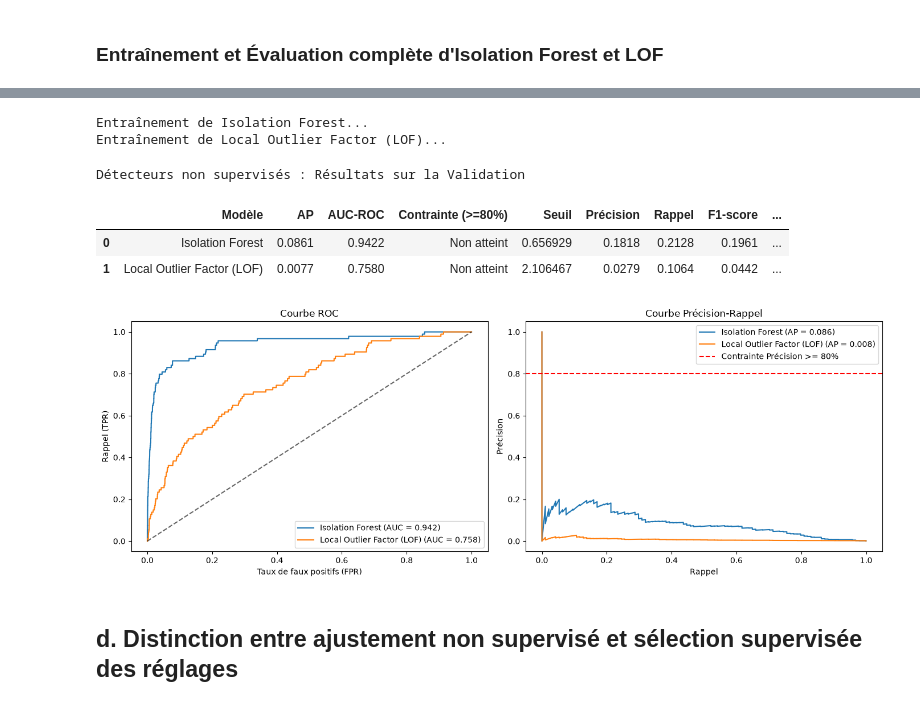
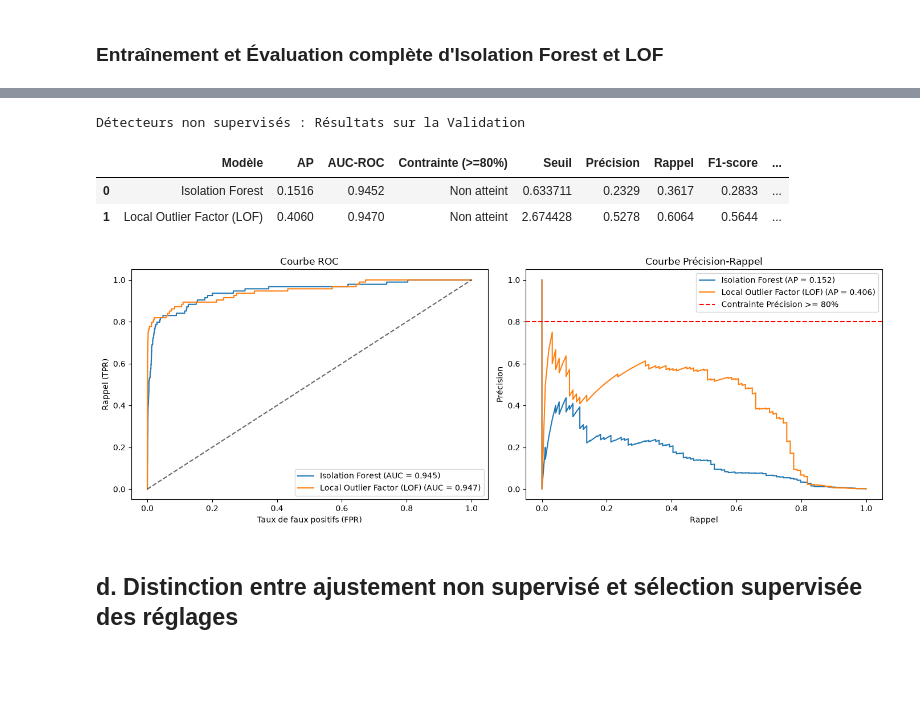
Before and after one commit to HananeDjouadi/TP-Anomalie-ML, a Jupyter notebook: notebook/partie2et3_fraudes.ipynb, the cells around one changed output, grey strips where cells are left out. Saved outputs shown, nothing was run; the diff lists cells and outputs as text; code cells hidden in the pictures; blank space fills up the shorter version.

```diff
--- a/notebook/partie2et3_fraudes.ipynb
+++ b/notebook/partie2et3_fraudes.ipynb
@@ -368,53 +386,28 @@ Effectif utilisé pour l'entraînement de LOF : 30000 transactions.
-# %%
-# 3. Entraînement (SANS étiquettes) et calcul des scores sur la Validation
-for nom, clf in detecteurs.items():
-  print(f"Entraînement de {nom}...")
-
-  if "LOF" in nom:
-    clf.fit(X_train_sub)  # Entraînement sur le sous-échantillon
-  else:
-    clf.fit(X_train_s)  # Entraînement sur tout le Train
-
-  # HARMONISATION DES SCORES : on inverse le signe
-  # Plus le score est grand, plus la transaction est anormale
-  scores_val = -clf.score_samples(X_val_s)
-  scores_non_sup_dict[nom] = scores_val
-
-  # Évaluation complète au seuil optimal (règle imposée : Précision >= 80%)
-  res = utils_credit.trouver_meilleur_seuil(
-      y_val, scores_val, min_precision=0.80
-  )
-  res["Modèle"] = nom
-  resultats_non_sup.append(res)
-# %% [output]
-Entraînement de Isolation Forest...
-Entraînement de Local Outlier Factor (LOF)...
 # %%
-# 4. Tableau récapitulatif
-df_eval_non_sup = pd.DataFrame(resultats_non_sup)
+# Tableau récapitulatif
 colonnes_ordre = [
     "Modèle",
     "AP",
     "AUC-ROC",
     "Contrainte (>=80%)",
     "Seuil",
     "Précision",
     "Rappel",
     "F1-score",
     "Balanced Accuracy",
     "FP (Fausses alertes)",
     "FN (Fraudes manquées)",
 ]
 print("\nDétecteurs non supervisés : Résultats sur la Validation")
 display(df_eval_non_sup[colonnes_ordre])
 
-# 5. Tracé des courbes ROC et Précision-Rappel
+# Tracé des courbes ROC et Précision-Rappel
 utils_credit.tracer_courbes_roc_pr(y_val, scores_non_sup_dict)
 # %% [output]
 Détecteurs non supervisés : Résultats sur la Validation
 |  | Modèle | AP | AUC-ROC | Contrainte (>=80%) | Seuil | Précision | Rappel | F1-score | ... |
-| 0 | Isolation Forest | 0.0861 | 0.9422 | Non atteint | 0.656929 | 0.1818 | 0.2128 | 0.1961 | ... |
-| 1 | Local Outlier Factor (LOF) | 0.0077 | 0.7580 | Non atteint | 2.106467 | 0.0279 | 0.1064 | 0.0442 | ... |
+| 0 | Isolation Forest | 0.1516 | 0.9452 | Non atteint | 0.633711 | 0.2329 | 0.3617 | 0.2833 | ... |
+| 1 | Local Outlier Factor (LOF) | 0.4060 | 0.9470 | Non atteint | 2.674428 | 0.5278 | 0.6064 | 0.5644 | ... |
-[figure, old version]
+[figure, new version]
 # %% [markdown]
 ## d. Distinction entre ajustement non supervisé et sélection supervisée des réglages
```
Also changed, not shown: parts of 4 cells of this notebook, 1 other file.
